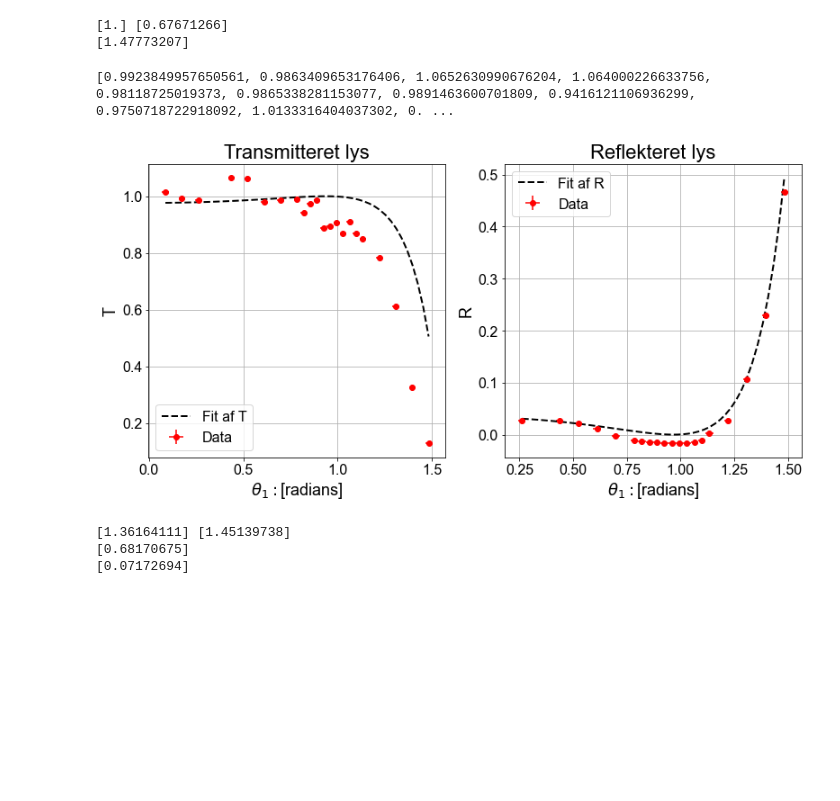
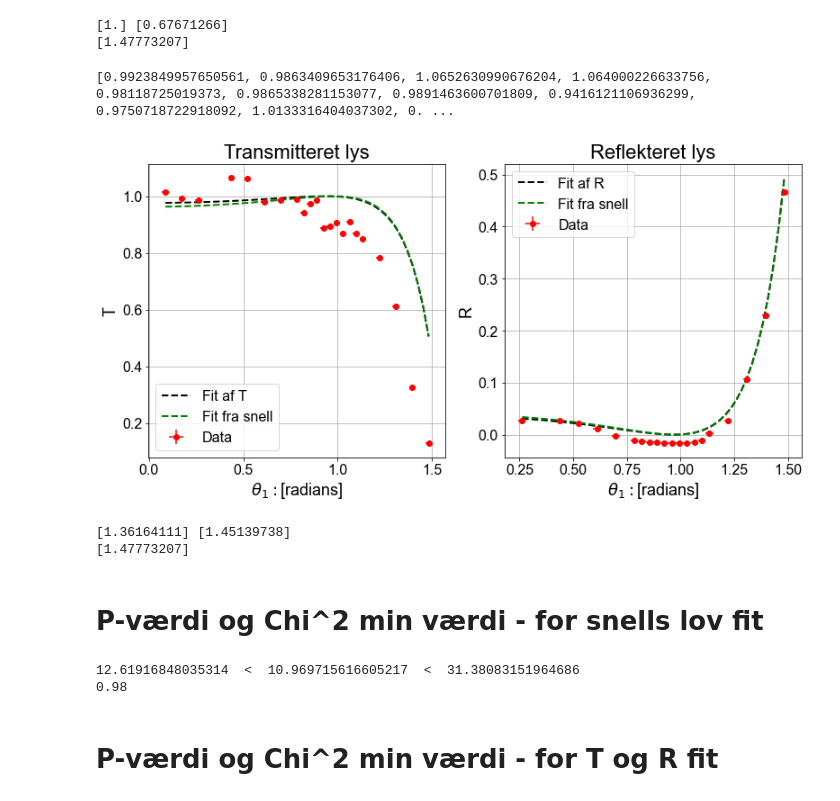
Before and after one commit to Neub28/Experimentel-Physics-2, a Jupyter notebook: Databehandling/Labdag 3/p-polariseret/Databehandling fra luft til glas - p.ipynb, the cells around one changed output. Cells and saved outputs as stored; diff of their text form; code cells hidden in the pictures; blank space fills up the shorter version.

```diff
--- a/Databehandling/Labdag 3/p-polariseret/Databehandling fra luft til glas - p.ipynb
+++ b/Databehandling/Labdag 3/p-polariseret/Databehandling fra luft til glas - p.ipynb
@@ -13,10 +13,10 @@ plt.rc("ytick", labelsize=16, direction="out")
 plt.rc("axes", titlesize=22)
 plt.rc("legend", fontsize=16)
 # %%
-entries_list_pT = os.listdir(r"C:\Users\nicol\Experimentel Physics\Experimentel-Physics-2\Tredje labdag\Luft til glas\p\transmitteret")
-entries_list_pR = os.listdir(r"C:\Users\nicol\Experimentel Physics\Experimentel-Physics-2\Tredje labdag\Luft til glas\p\reflekteret")
+entries_list_pT = os.listdir(r"C:\Users\Karsten\eksperimental\Experimentel-Physics-2\Tredje labdag\Luft til glas\p\transmitteret")
+entries_list_pR = os.listdir(r"C:\Users\Karsten\eksperimental\Experimentel-Physics-2\Tredje labdag\Luft til glas\p\reflekteret")
 
-d = io.loadmat(r"C:\Users\nicol\Experimentel Physics\Experimentel-Physics-2\Tredje labdag\baggrund måling.mat")
+d = io.loadmat(r"C:\Users\Karsten\eksperimental\Experimentel-Physics-2\Tredje labdag\baggrund måling.mat")
 d_offset = d.get("A")
 d_offset = np.reshape(d_offset, (len(d_offset)))
 
@@ -30,7 +30,7 @@ mean_Voff, pcovoff = curve_fit(func, t, d_offset, absolute_sigma=True)
 usOff = np.sqrt(np.diag(pcovoff))
 
 # Henter data fra 90 grader
-d = io.loadmat(r"C:\Users\nicol\Experimentel Physics\Experimentel-Physics-2\Tredje labdag\Luft til glas\p - 90 grader med krystal.mat")
+d = io.loadmat(r"C:\Users\Karsten\eksperimental\Experimentel-Physics-2\Tredje labdag\Luft til glas\p - 90 grader med krystal.mat")
 d90 = d.get("A")
 d90 = np.reshape(d90, (len(d90)))
 
@@ -61,7 +61,7 @@ def get_ts_Vs(t, entries):
         ts[i] = ts12
 
     for i, file in enumerate(entries):
-        dat = io.loadmat(f"C:/Users/nicol/Experimentel Physics/Experimentel-Physics-2/Tredje labdag/Luft til glas/p/{file_dest}/{file}")
+        dat = io.loadmat(f"C:/Users/Karsten/eksperimental/Experimentel-Physics-2/Tredje labdag/Luft til glas/p/{file_dest}/{file}")
         V = dat.get("A")
         V = np.reshape(V, (len(V)))
         xs = np.linspace(0, 50, len(V))
@@ -196,42 +196,44 @@ for i, a in enumerate(Rs):
         uncer_Rs_new.append(uncer_Rs[i])
 
 
 #print(len(Tl))
 #print(len(theta_newT))
 
 nTT, pcovnT = curve_fit(Tkoef, theta_newT, Tl, p0=[1.4])
 nRR, pcovnR = curve_fit(Rkoef, theta_newR, Rl, p0=[1.4])
 
 theta_T = np.linspace(min(theta_newT), max(theta_newT))
 theta_R = np.linspace(min(theta_newR), max(theta_newR))
 
 axs[0].errorbar(theta_newT, Tl, fmt='o', c='r', label="Data", xerr=sigma_radian, yerr=uncer_Ts_new)
 axs[1].errorbar(theta_newR, Rl, fmt='o', c='r', label="Data", xerr = sigma_radian, yerr=uncer_Rs_new)
 
 axs[0].plot(theta_T, Tkoef(theta_T, nTT), ls="--", c="k", lw=2, label="Fit af T")
 axs[1].plot(theta_R, Rkoef(theta_R, nRR), ls="--", c="k", lw=2, label="Fit af R")
 
-#axs[0].plot(theta_T, Tkoef(theta_T, nT), ls="--", c="g", lw=2, label="Fit fra snell")
-#axs[1].plot(theta_R, Rkoef(theta_R, nT), ls="--", c="g", lw=2, label="Fit fra snell")
+axs[0].plot(theta_T, Tkoef(theta_T, 1/nT), ls="--", c="g", lw=2, label="Fit fra snell")
+axs[1].plot(theta_R, Rkoef(theta_R, 1/nT), ls="--", c="g", lw=2, label="Fit fra snell")
 
 
 for ax in axs:
     ax.grid()
     ax.legend()
     ax.set_xlabel(r"$\theta_1: $[radians]")
 axs[0].set_ylabel(r"T")
 axs[1].set_ylabel(r"R")
 
 print(Tl)
 # %% [output]
 [0.9923849957650561, 0.9863409653176406, 1.0652630990676204, 1.064000226633756, 0.98118725019373, 0.9865338281153077, 0.9891463600701809, 0.9416121106936299, 0.9750718722918092, 1.0133316404037302, 0. ...
-[figure, old version]
+[figure, new version]
 # %%
 print(nTT, nRR)
-
-print(np.sqrt(np.diag(pcovnT)))
-print(np.sqrt(np.diag(pcovnR)))
+print(1/nT)
+#print(np.sqrt(np.diag(pcovT)))
+#print(np.sqrt(np.diag(pcovnT)))
+#print(np.sqrt(np.diag(pcovnR)))
 # %% [output]
 [1.36164111] [1.45139738]
-[0.68170675]
-[0.07172694]
+[1.47773207]
+# %% [markdown]
+# P-værdi og Chi^2 min værdi - for snells lov fit
@@ -237,0 +249,8 @@ print(np.sqrt(np.diag(pcovnR)))
+# %%
+print(v - 2*np.sqrt(v), " < ", chmin, " < ", v + 2*np.sqrt(v))
+print(Pkhi)
+# %% [output]
+12.61916848035314  <  10.969715616605217  <  31.38083151964686
+0.98
+# %% [markdown]
+# P-værdi og Chi^2 min værdi - for T og R fit
```
Also changed, not shown: parts of 5 cells of this notebook, 5 other files.
